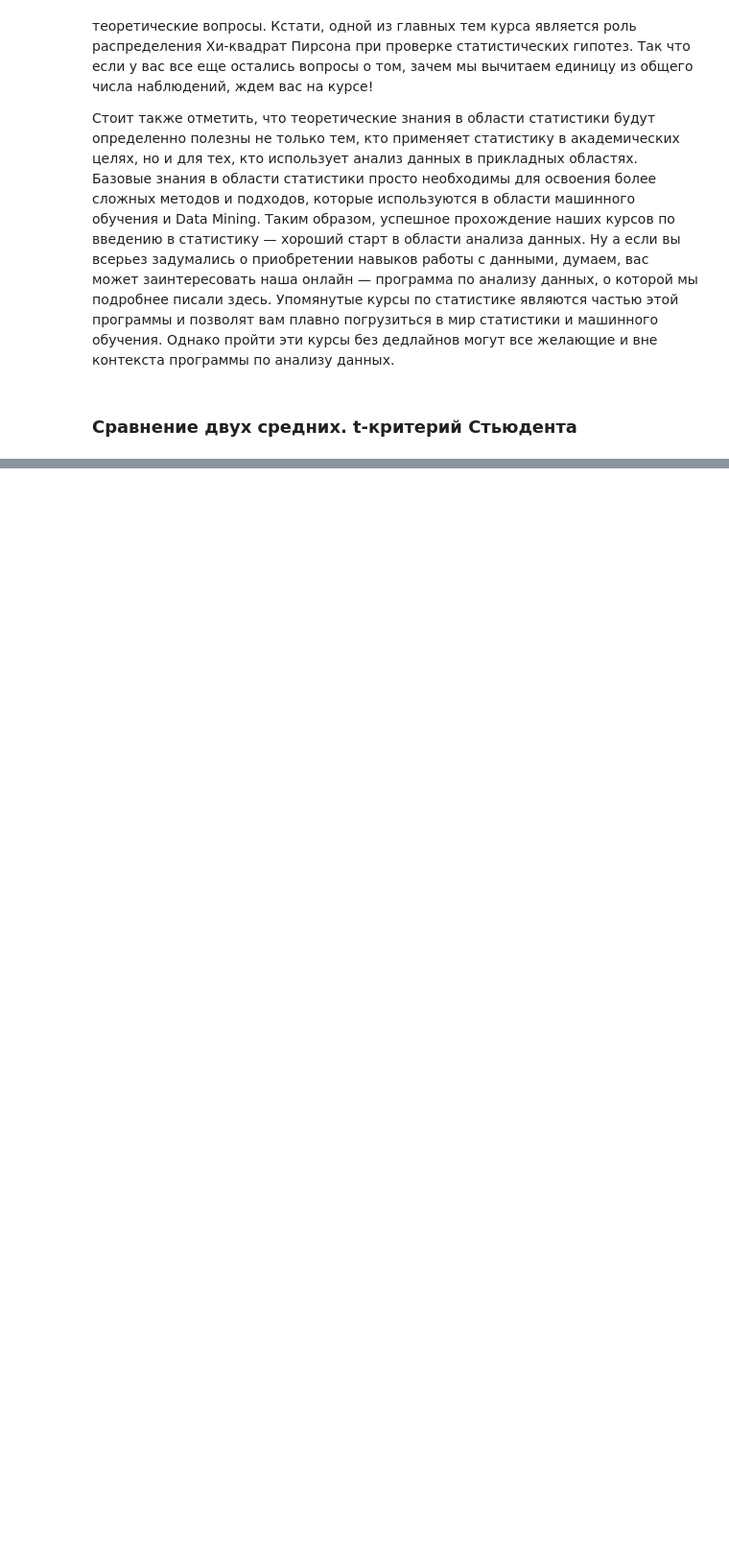
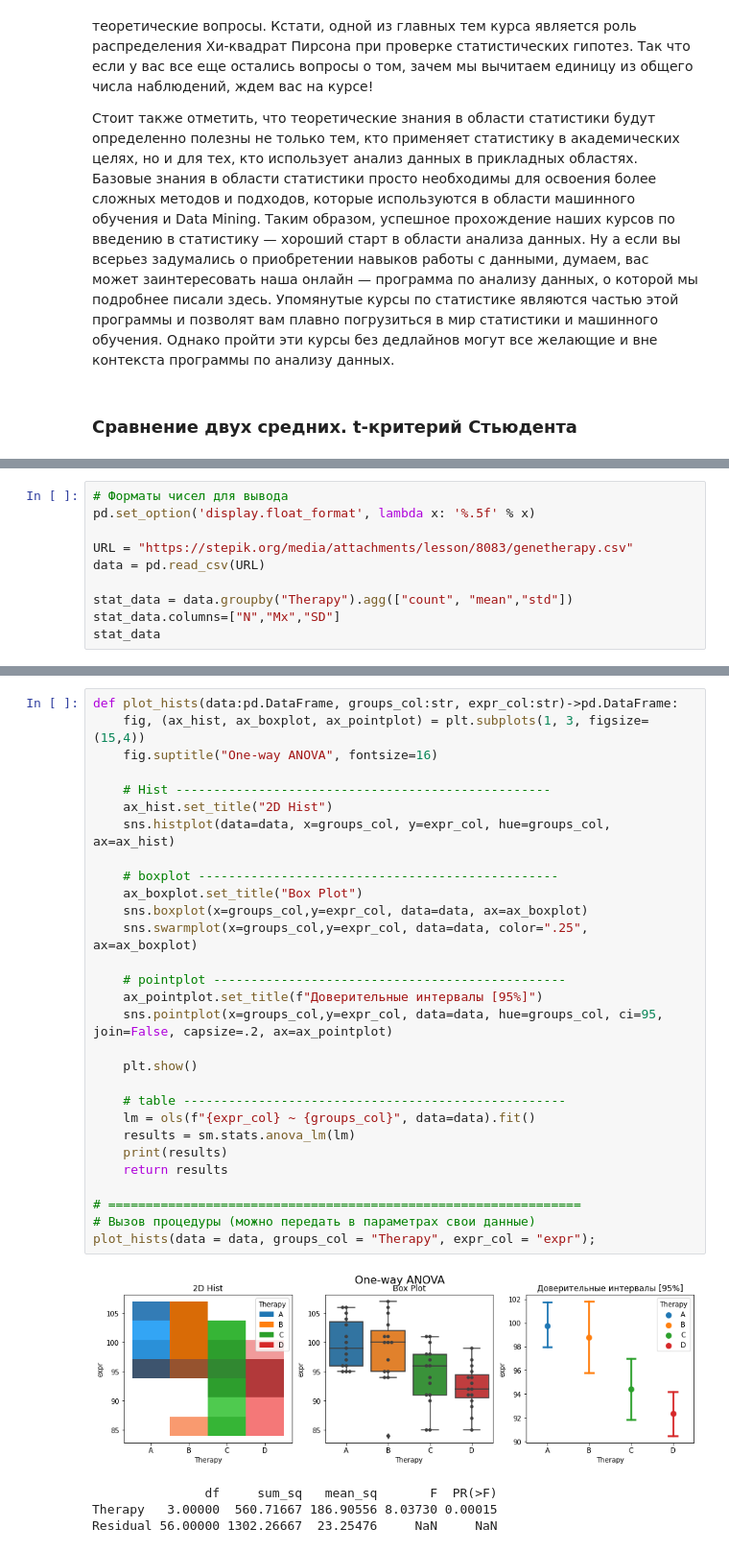
Before and after one commit to MaksimOsokin/training_in_pandas, a Jupyter notebook: tasks_from_the_course/Статистика_конспект.ipynb, the cells around one changed output, grey strips where cells are left out. Shown at 96% size. Saved outputs shown, nothing was run; the diff lists cells and outputs as text; blank space fills up the shorter version.

```diff
--- a/tasks_from_the_course/Статистика_конспект.ipynb
+++ b/tasks_from_the_course/Статистика_конспект.ipynb
@@ -1553,0 +1818,10 @@ SyntaxError: invalid syntax (3266481684.py, line 12)
+# %%
+# Форматы чисел для вывода
+pd.set_option('display.float_format', lambda x: '%.5f' % x)
+
+URL = "https://stepik.org/media/attachments/lesson/8083/genetherapy.csv"
+data = pd.read_csv(URL)
+
+stat_data = data.groupby("Therapy").agg(["count", "mean","std"])
+stat_data.columns=["N","Mx","SD"]
+stat_data
@@ -1553,0 +1835,34 @@ SyntaxError: invalid syntax (3266481684.py, line 12)
+# %%
+def plot_hists(data:pd.DataFrame, groups_col:str, expr_col:str)->pd.DataFrame:
+    fig, (ax_hist, ax_boxplot, ax_pointplot) = plt.subplots(1, 3, figsize=(15,4))
+    fig.suptitle("One-way ANOVA", fontsize=16)
+
+    # Hist --------------------------------------------------
+    ax_hist.set_title("2D Hist")
+    sns.histplot(data=data, x=groups_col, y=expr_col, hue=groups_col, ax=ax_hist)
+
+    # boxplot ------------------------------------------------
+    ax_boxplot.set_title("Box Plot")
+    sns.boxplot(x=groups_col,y=expr_col, data=data, ax=ax_boxplot)
+    sns.swarmplot(x=groups_col,y=expr_col, data=data, color=".25", ax=ax_boxplot)
+
+    # pointplot -----------------------------------------------
+    ax_pointplot.set_title(f"Доверительные интервалы [95%]")
+    sns.pointplot(x=groups_col,y=expr_col, data=data, hue=groups_col, ci=95, join=False, capsize=.2, ax=ax_pointplot)
+
+    plt.show()
+
+    # table ---------------------------------------------------
+    lm = ols(f"{expr_col} ~ {groups_col}", data=data).fit()
+    results = sm.stats.anova_lm(lm)
+    print(results)
+    return results
+
+# ===============================================================
+# Вызов процедуры (можно передать в параметрах свои данные)
+plot_hists(data = data, groups_col = "Therapy", expr_col = "expr");
+# %% [output]
+[figure, added]
+               df     sum_sq   mean_sq       F  PR(>F)
+Therapy   3.00000  560.71667 186.90556 8.03730 0.00015
+Residual 56.00000 1302.26667  23.25476     NaN     NaN
```
Also changed, not shown: parts of 81 cells of this notebook.
